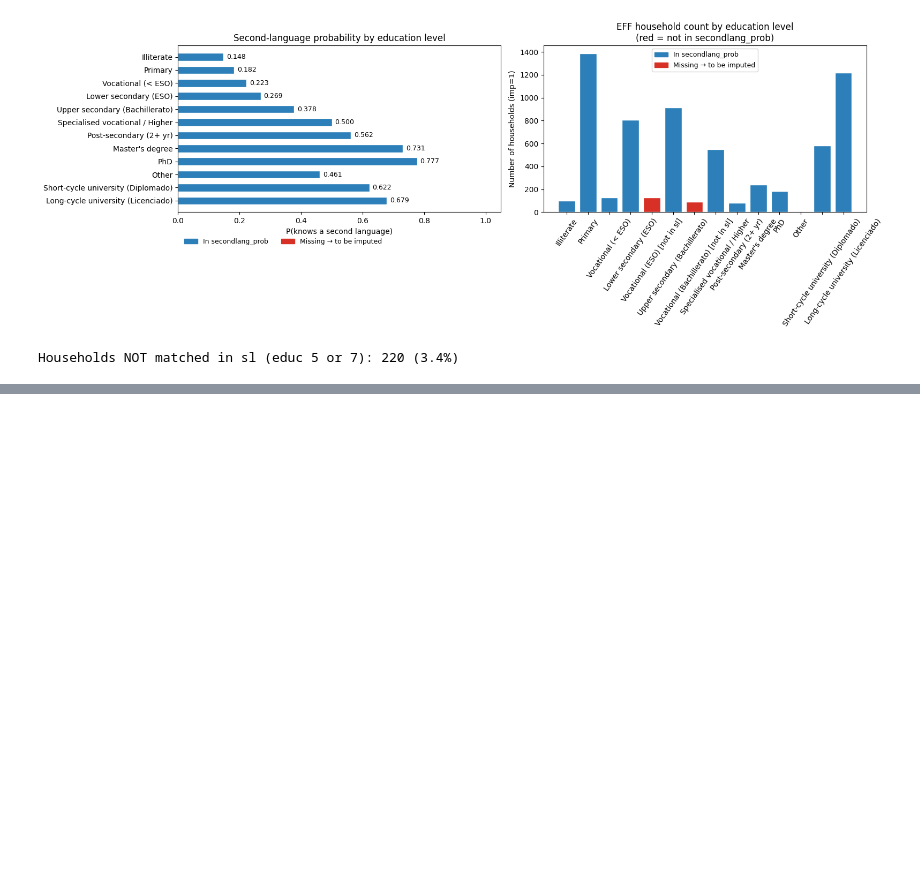
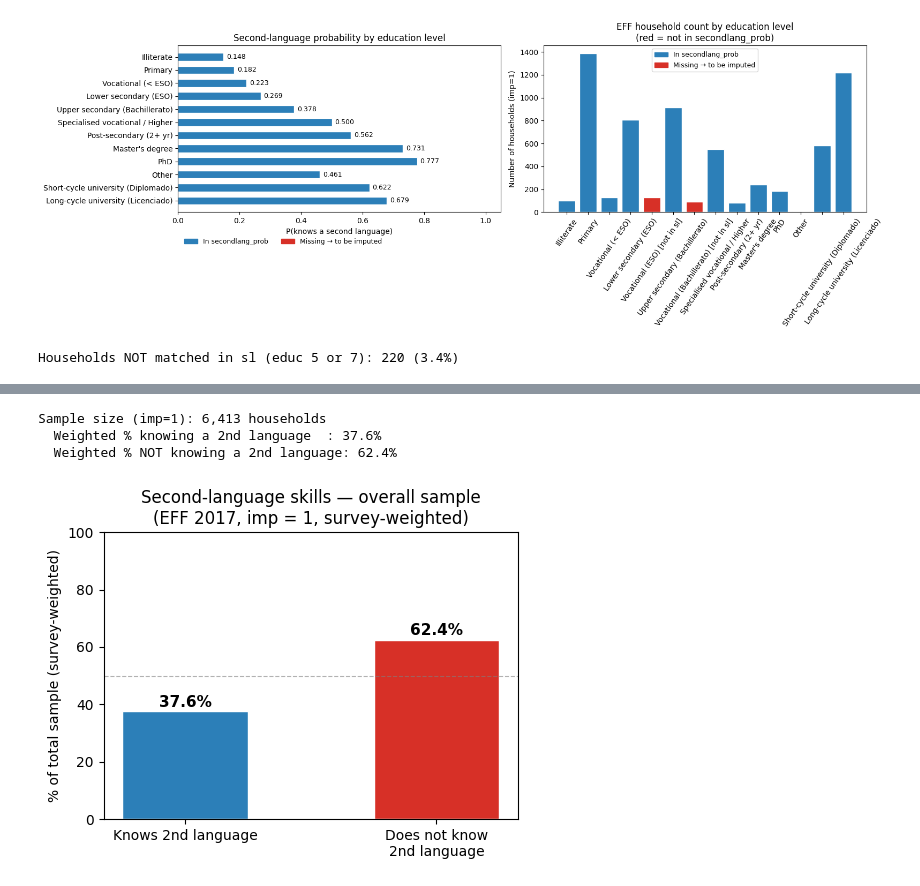
Before and after one commit to Stef-creator/Survey-of-Household-Finances, a Jupyter notebook: explore_data.ipynb, the cells around one changed output, grey strips where cells are left out. Saved outputs shown, nothing was run; the diff lists cells and outputs as text; code cells hidden in the pictures; blank space fills up the shorter version.

```diff
--- a/explore_data.ipynb
+++ b/explore_data.ipynb
@@ -339,0 +647,47 @@ Households NOT matched in sl (educ 5 or 7): 220 (3.4%)
+# %%
+import matplotlib.pyplot as plt
+import os
+
+# Map p_knows_second_lang onto every eff1 household (including interpolated values)
+p_map = {**sl_obs, 5.0: p_educ5, 7.0: p_educ7}
+
+eff1_lang = eff1.copy()
+eff1_lang["p_lang"] = eff1_lang["educ_resp"].map(p_map)
+
+# Survey-weighted aggregate (facine3 as weight)
+total_w   = eff1_lang["facine3"].sum()
+pct_with  = (eff1_lang["facine3"] * eff1_lang["p_lang"]).sum() / total_w * 100
+pct_without = 100 - pct_with
+
+n_total = len(eff1_lang)
+print(f"Sample size (imp=1): {n_total:,} households")
+print(f"  Weighted % knowing a 2nd language  : {pct_with:.1f}%")
+print(f"  Weighted % NOT knowing a 2nd language: {pct_without:.1f}%")
+
+# Bar chart
+fig, ax = plt.subplots(figsize=(5, 4))
+bars = ax.bar(
+    ["Knows 2nd language", "Does not know\n2nd language"],
+    [pct_with, pct_without],
+    color=["#2c7fb8", "#d73027"],
+    edgecolor="white",
+    width=0.5,
+)
+for b in bars:
+    ax.text(b.get_x() + b.get_width() / 2, b.get_height() + 0.5,
+            f"{b.get_height():.1f}%", ha="center", va="bottom", fontsize=11, fontweight="bold")
+
+ax.set_ylabel("% of total sample (survey-weighted)")
+ax.set_ylim(0, 100)
+ax.set_title("Second-language skills — overall sample\n(EFF 2017, imp = 1, survey-weighted)")
+ax.axhline(50, color="grey", linewidth=0.8, linestyle="--", alpha=0.6)
+plt.tight_layout()
+os.makedirs("output/figures", exist_ok=True)
+plt.savefig("output/figures/Q4d_secondlang_overall.png", dpi=150, bbox_inches="tight")
+print("Saved: output/figures/Q4d_secondlang_overall.png")
+plt.show()
+# %% [output]
+Sample size (imp=1): 6,413 households
+  Weighted % knowing a 2nd language  : 37.6%
+  Weighted % NOT knowing a 2nd language: 62.4%
+[figure, added]
```
Also changed, not shown: parts of 9 cells of this notebook, 11 other files.
